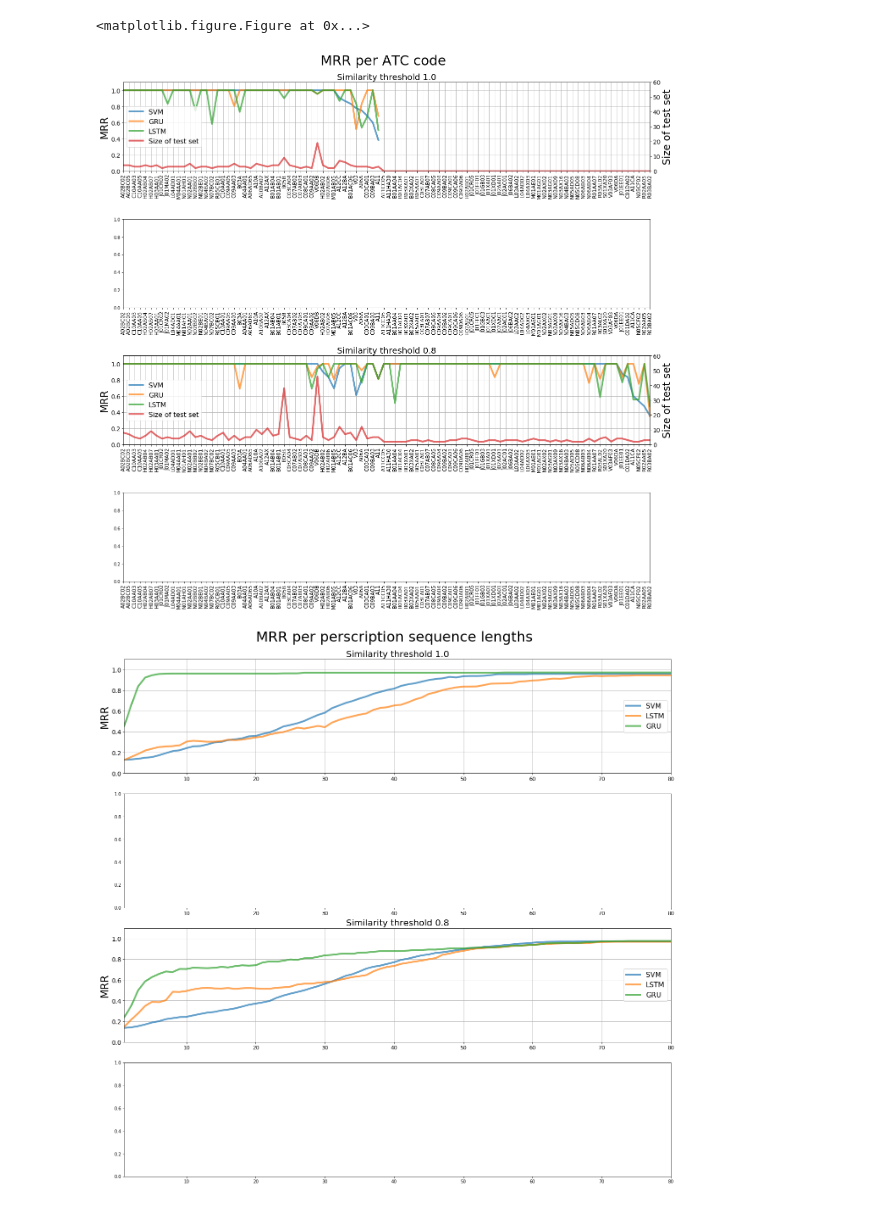
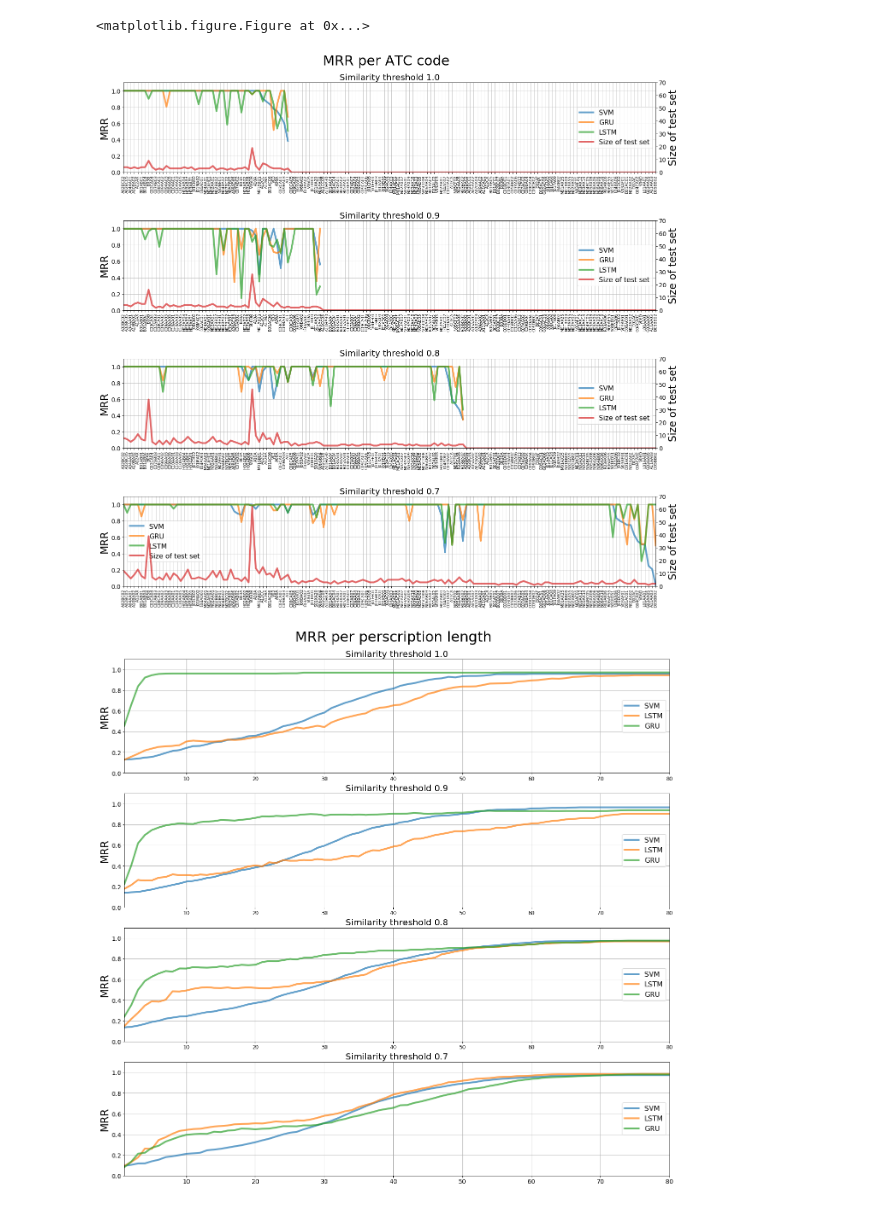
Before and after one commit to jraiskin/Automated_categorization_medication, a Jupyter notebook: plot_figures.ipynb, the cells around one changed output. Drawn from its saved outputs; the diff is of its cells as text; code cells hidden in the pictures.

```diff
--- a/plot_figures.ipynb
+++ b/plot_figures.ipynb
@@ -1416,7 +1449,10 @@ mrr_per_atc_code = \
                obs_num_per_atc_code], axis=1)
 # %%
 mrr_per_atc_code = \
-    mrr_per_atc_code.sort_values([(1.0, 'SVM'), (0.8, 'SVM')], ascending=False)
+    mrr_per_atc_code.sort_values([(1.0, 'SVM'),
+                                  (0.9, 'SVM'),
+                                  (0.8, 'SVM'),
+                                  (0.7, 'SVM')], ascending=False)
 # %%
 # fig.clf()
 # fig.clear()
@@ -1453,11 +1489,15 @@ mrr_per_atc_code[1.0].plot(ax=ax1,
                            title='Similarity threshold 1.0',
                            lw=4)
 
-# ax2, sim 0.8
+# ax2, sim 0.9
+mrr_per_atc_code[0.9].plot(ax=ax2,
+                           alpha=alpha,
+                           secondary_y=['Size of test set'],
+                           title='Similarity threshold 0.9',
+                           lw=4)
 
 
-
-# ax3, sim 0.9
+# ax3, sim 0.8
 mrr_per_atc_code[0.8].plot(ax=ax3,
                            alpha=alpha,
                            secondary_y=['Size of test set'],
@@ -1465,45 +1505,55 @@ mrr_per_atc_code[0.8].plot(ax=ax3,
                            lw=4)
 
 # ax4, sim 0.7
+mrr_per_atc_code[0.7].plot(ax=ax4,
+                           alpha=alpha,
+                           secondary_y=['Size of test set'],
+                           title='Similarity threshold 0.7',
+                           lw=4)
 
 
-for axis in (ax1, ax3):
-# for axis in axes:
+# for axis in (ax1, ax3):
+for axis in axes:
     # set smaller titles' font size (sim threshold titles)
     axis.title.set_size(20)
 
     # turn legend on for secondary axis as well
     lines = axis.get_lines() + axis.right_ax.get_lines()
     axis.legend(lines,
                 [line.get_label() for line in lines],
-                loc='center left',
+                loc='center right',  # center left
                 fontsize=legend_font_size)
 
-    axis.grid(True)
+    axis.grid(True, alpha=alpha)
     axis.tick_params(axis='y',
                      which='major',
                      labelsize=tick_label_font_size)  # axis : {'x', 'y', 'both'}
     axis.right_ax.tick_params(axis='y',
                      which='major',
                      labelsize=tick_label_font_size)  # axis : {'x', 'y', 'both'}
     axis.set_ylim(0.0, 1.1)
-    axis.right_ax.set_ylim(0,60)
+    axis.right_ax.set_ylim(0,70)
 
     axis.set_ylabel('MRR',
                     fontsize=x_axis_label_font_size-4)
     axis.right_ax.set_ylabel('Size of test set',
                              fontsize=x_axis_label_font_size-4)
 
+# manually fix the last axis (ax4)
+axis.legend(lines,
+            [line.get_label() for line in lines],
+            loc='center left',  # center left
+            fontsize=legend_font_size)
 
-plt.setp([a.get_xticklabels() for a in fig.axes[:-1]], visible=True, rotation=90, fontsize=12)
+plt.setp([a.get_xticklabels() for a in fig.axes[:-1]], visible=True, rotation=90, fontsize=9)
 
 # set xticks size and rotation
 # plt.setp(plt.xticks()[1], rotation=90, fontsize=12)
 
 # plt.show()
 plt.savefig(figure_dir + 'mrr_per_atc_code.pdf', bbox_inches='tight')
 # %% [output]
-[figure, old version]
+[figure, new version]
 # %%
 """
 Read in results of MRR per sequence length
@@ -1537,7 +1587,7 @@ axes = (ax1, ax2, ax3, ax4)
 fig.tight_layout(h_pad=4)  # h_pad=11
 fig.subplots_adjust(top=0.93)  # adjusting "tightness"
 
-title='MRR per perscription sequence lengths'
+title='MRR per perscription length'
 fig.suptitle(title, fontsize=32)
 
 #index mashing, to get index as xticks labels
@@ -1553,21 +1603,27 @@ mrr_per_seq_len[1.0].plot(ax=ax1,
                            title='Similarity threshold 1.0',
                            lw=4)
 
-# ax2, sim 0.8
+# ax2, sim 0.9
+mrr_per_seq_len[0.9].plot(ax=ax2,
+                           alpha=alpha,
+                           title='Similarity threshold 0.9',
+                           lw=4)
 
 
-
-# ax3, sim 0.9
+# ax3, sim 0.8
 mrr_per_seq_len[0.8].plot(ax=ax3,
                            alpha=alpha,
                            title='Similarity threshold 0.8',
                            lw=4)
 
 # ax4, sim 0.7
+mrr_per_seq_len[0.7].plot(ax=ax4,
+                           alpha=alpha,
+                           title='Similarity threshold 0.7',
+                           lw=4)
 
-
-for axis in (ax1, ax3):
-# # for axis in axes:
+# for axis in (ax1, ax3):
+for axis in axes:
     # set smaller titles' font size (sim threshold titles)
     axis.title.set_size(20)
     axis.grid(True)
@@ -1588,7 +1644,7 @@ plt.setp([a.get_xticklabels() for a in fig.axes[:-1]], visible=True, rotation=0,
 # set xticks size and rotation
 # plt.setp(plt.xticks()[1], rotation=90, fontsize=12)
 
-plt.show()
-# plt.savefig(figure_dir + 'mrr_per_atc_code.pdf', bbox_inches='tight')
+# plt.show()
+plt.savefig(figure_dir + 'mrr_per_seq_len.pdf', bbox_inches='tight')
 # %% [output]
-[figure, old version]
+[figure, new version]
```
Also changed, not shown: parts of 9 cells of this notebook.
